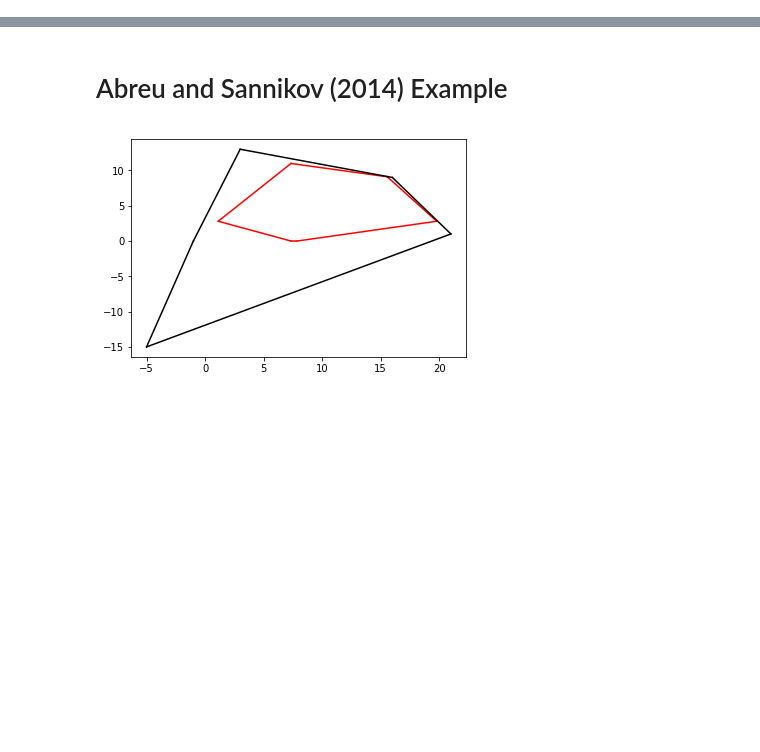
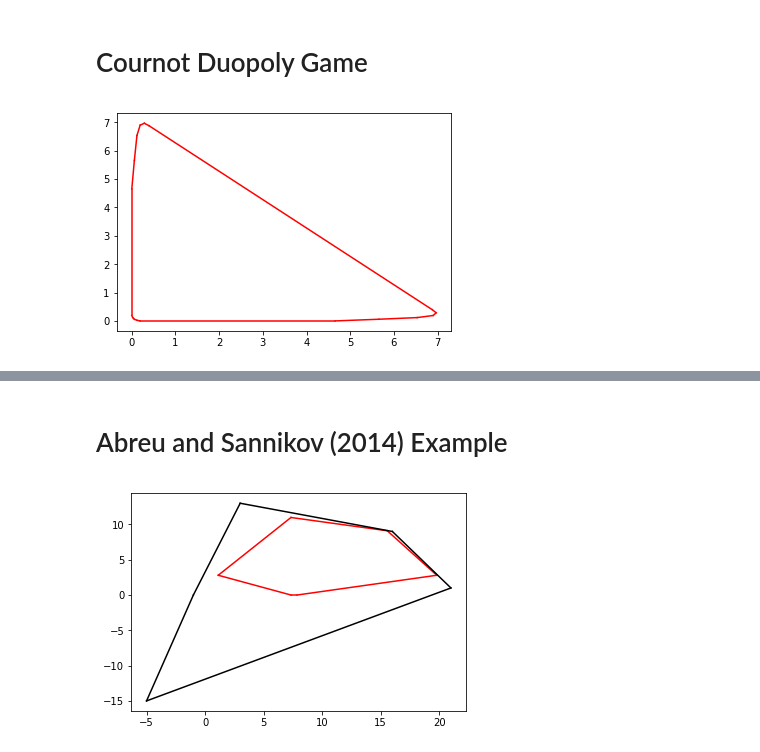
Before and after one commit to shizejin/Notebooks, a Jupyter notebook: AS algorithm-Python.ipynb, the cells around one changed output, grey strips where cells are left out. Saved outputs shown, nothing was run; the diff lists cells and outputs as text; code cells hidden in the pictures; blank space fills up the shorter version.

Commit message:
Add Cournot Duopoly Game.

```diff
--- a/AS algorithm-Python.ipynb
+++ b/AS algorithm-Python.ipynb
@@ -5,3 +5,5 @@ from scipy.spatial import ConvexHull
 import matplotlib.pyplot as plt
 # %%
 %matplotlib inline
+# %% [markdown]
+# Cournot Duopoly Game
@@ -7,0 +50,15 @@ import matplotlib.pyplot as plt
+# %%
+a, c = 6, 0.6
+N = 2
+q_grid = np.linspace(0, 6, 15)
+
+sg = cournot(a, c, N, q_grid)
+rpg = gt.RepeatedGame(sg, 0.8)
+# %%
+hull = rpg.AS()
+hull0 = ConvexHull(sg.payoff_profile_array.reshape(np.prod(sg.nums_actions), 2))
+# %%
+for simplex in hull.simplices:
+    plt.plot(hull.points[simplex, 0], hull.points[simplex, 1], 'r-')
+# %% [output]
+[figure, added]
```
Also changed, not shown: parts of 4 cells of this notebook.
